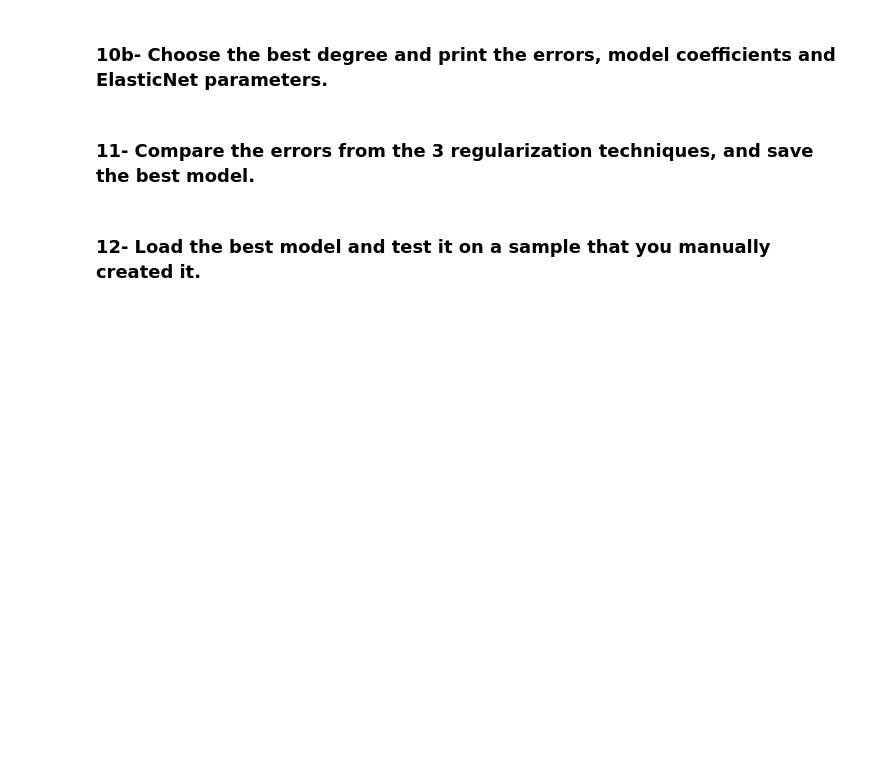
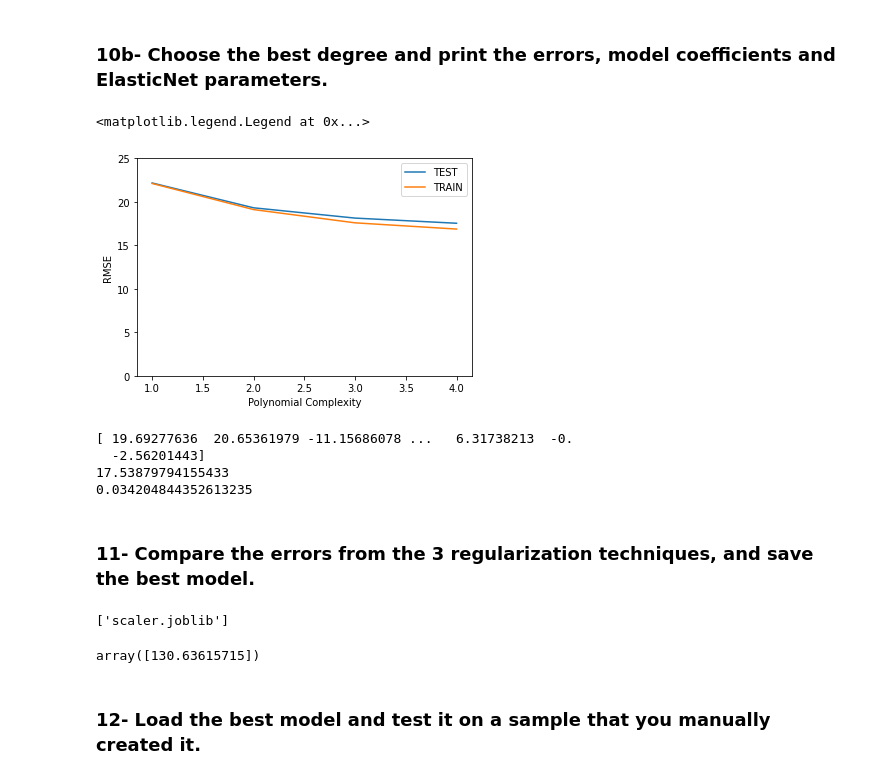
Before and after one commit to MohamedShetewi/Air-Quality-Data-Set, a Jupyter notebook: Assignment1_Polynomial_Regression.ipynb, the cells around one changed output. Cells and saved outputs as stored; diff of their text form; code cells hidden in the pictures; blank space fills up the shorter version.

```diff
--- a/Assignment1_Polynomial_Regression.ipynb
+++ b/Assignment1_Polynomial_Regression.ipynb
@@ -276,15 +384,19 @@ for i in range(1, 5):
 # %%
 from sklearn.linear_model import ElasticNetCV
 def doElasticNetCV(degree):
-    test_RMSE, train_RMSE = doModel("ElasticNet CV", ElasticNetCV(l1_ratio=[.1, .5, .7,.9, .95, .99, 1],tol=0.01), degree)
-    return test_RMSE, train_RMSE
+    return doModel("ElasticNet CV", ElasticNetCV(l1_ratio=[.1, .5, .7,.9, .95, .99, 1],tol=0.01), degree)
 # %%
 elastic_test_RMSE = []
 elastic_train_RMSE = []
-for degree in range(1, 5):
-    test_RMSE, train_RMSE = doElasticNetCV(degree)
+elastic_coef = []
+elastic_alpha = []
+
+for i in range(1,5):
+    test_RMSE, train_RMSE, coef, alpha, ratio = doElasticNetCV(i)
     elastic_test_RMSE.append(test_RMSE)
     elastic_train_RMSE.append(train_RMSE)
+    elastic_coef.append(coef)
+    elastic_alpha.append(alpha)
 # %% [output]
 ElasticNet CV
 degree = 1
@@ -305,5 +417,24 @@ Training Set Performance
 RMSE = 16.870318488873416
 # %% [markdown]
 ### 10b- Choose the best degree and print the errors, model coefficients and ElasticNet parameters.
+# %%
+plt.plot(range(1,5),elastic_test_RMSE,label='TEST')
+plt.plot(range(1,5),elastic_train_RMSE,label='TRAIN')
+plt.xlabel("Polynomial Complexity")
+plt.ylabel("RMSE")
+plt.ylim(0,25)
+plt.legend()
+# %% [output]
+<matplotlib.legend.Legend at 0x...>
+[figure, added]
+# %%
+print(elastic_coef[3])
+print(elastic_test_RMSE[3])
+print(elastic_alpha[3])
+# %% [output]
+[ 19.69277636  20.65361979 -11.15686078 ...   6.31738213  -0.
+  -2.56201443]
+17.53879794155433
+0.034204844352613235
 # %% [markdown]
 ### 11- Compare the errors from the 3 regularization techniques, and save the best model.
@@ -313,3 +441,42 @@ from joblib import dump
+# %%
+from joblib import dump
+
+degree = 3
+
+model = RidgeCV(alphas=(0.1, 1.0, 10.0),scoring='neg_mean_absolute_error')
+polynomial_converter = PolynomialFeatures(degree=degree,include_bias=False)
+poly_features = polynomial_converter.fit_transform(x)
+scaler = StandardScaler()
+scaler.fit(poly_features)
+poly_features = scaler.transform(poly_features)
+
+model.fit(poly_features, y.values)
+
+dump(model, 'air_quality_poly.joblib')
+dump(polynomial_converter, 'polynomial_converter.joblib')
+dump(scaler, 'scaler.joblib')
+# %% [output]
+['scaler.joblib']
+# %%
+sample = [pd.Series({
+    'PT08.S1(CO)':      1360.0,
+    'PT08.S2(NMHC)':    1046.0,
+    'PT08.S3(NOx)':     1056.0,
+    'PT08.S4(NO2)':     1692.0,
+    'PT08.S5(O3)':      1268.0,
+    'T':                  13.6,
+    'RH':                 48.9,
+    'AH':               0.7578,
+    'Month':                 3,
+    'Day':                  10,
+    'Year':               2004,
+    'Hour':                 18,
+})]
+sample = polynomial_converter.transform(sample)
+sample = scaler.transform(sample)
+model.predict(sample)
+# %% [output]
+array([130.63615715])
 # %% [markdown]
 ### 12- Load the best model and test it on a sample that you manually created it.
 # %%
```
Also changed, not shown: parts of 19 cells of this notebook.
